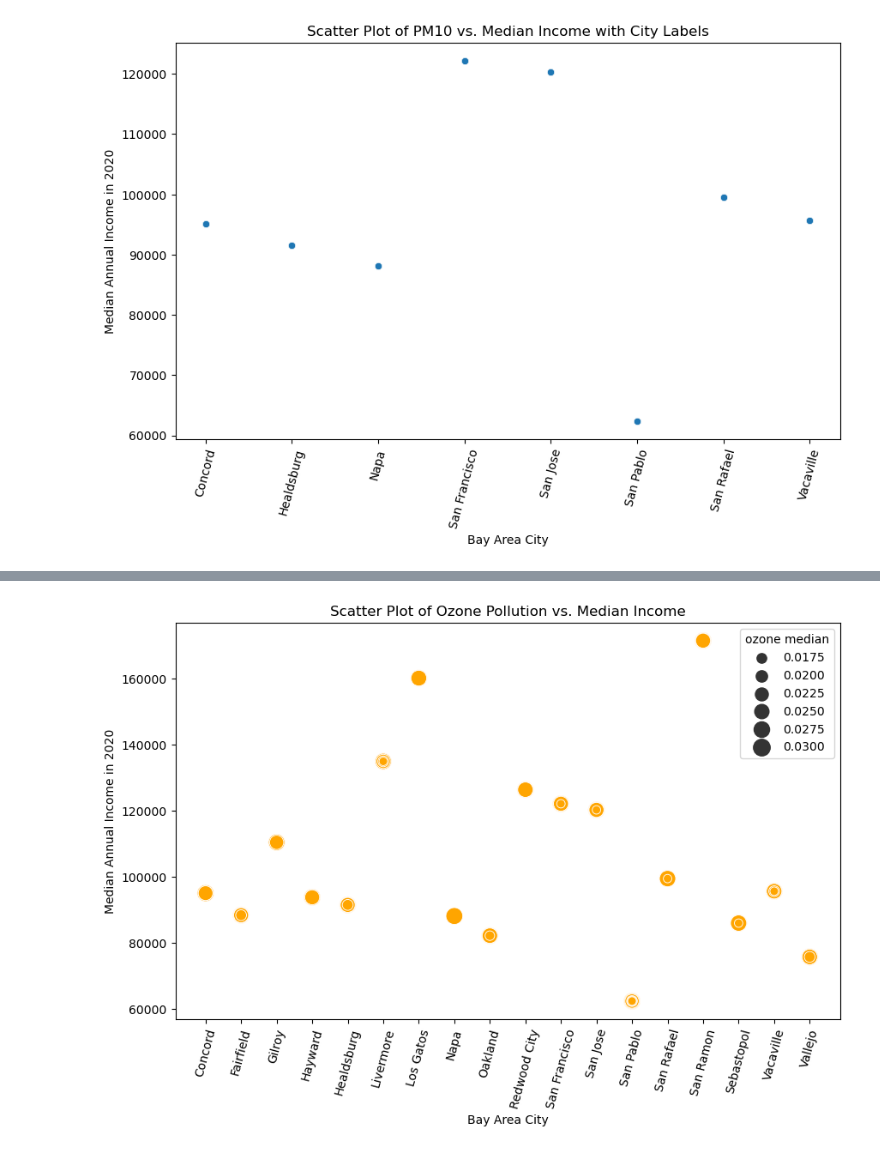
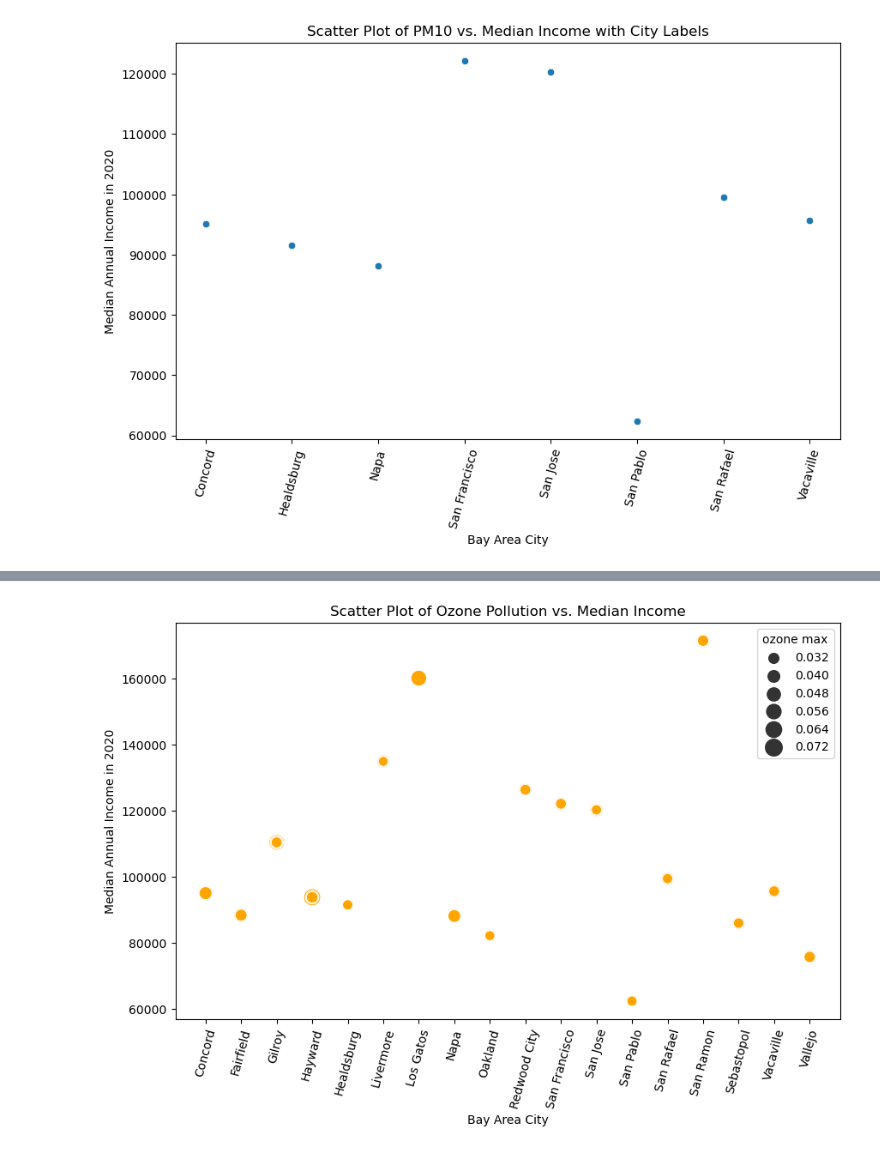
Before and after one commit to virgowolf/bayarea-airquality, a Jupyter notebook: ETL_code.ipynb, the cells around one changed output, grey strips where cells are left out. Cells and saved outputs as stored; diff of their text form; code cells hidden in the pictures.

```diff
--- a/ETL_code.ipynb
+++ b/ETL_code.ipynb
@@ -223,7 +261,7 @@ nitrogen_sort_df
 240 rows × 3 columns
 # %%
-# Create an empty DataFrame to store the results for median ozone by month
-median_ozone_by_month_by_city = []
+# Create an empty DataFrame to store the results for max ozone by month
+max_ozone_by_month_by_city = []
 
 # Get the list of unique cities
 cities = ozone_df['city'].unique()
@@ -235,23 +273,28 @@ for city in cities:
         start_date = f'2020-{month:02d}-01'
         end_date = pd.to_datetime(start_date).replace(day=1) + pd.DateOffset(months=1) - pd.DateOffset(days=1)
 
+        # Filter data for the specified city and month
+        ozone_month_city = ozone_df[(ozone_df['city'] == city) &
+                                      (ozone_df['ozone_date'] >= start_date) &
+                                      (ozone_df['ozone_date'] <= end_date)]
+
         # Filter data for the specified month
         ozone_month = ozone_df[(ozone_df['ozone_date'] >= start_date) & (ozone_df['ozone_date'] <= end_date)]
 
-        # Calculate the median AQI
-        median_ozone = ozone_month['ozone_mean'].median()
+        # Calculate the max AQI
+        max_ozone = ozone_month_city['ozone_mean'].max()
 
         # Append the result to the list
-        median_ozone_by_month_by_city.append({'city': city,'month': start_date, 'ozone median': median_ozone})
+        max_ozone_by_month_by_city.append({'city': city,'month': start_date, 'ozone max': max_ozone})
 
 #Convert the list to a DataFrame
-median_ozone_by_month_by_city = pd.DataFrame(median_ozone_by_month_by_city)
+max_ozone_by_month_by_city = pd.DataFrame(max_ozone_by_month_by_city)
 
-# Display the median AQI for ozone for each month in 2020
-median_ozone_by_month_by_city
+# Display the max AQI for ozone for each month in 2020
+max_ozone_by_month_by_city
 
 # Sort alphabetically by city
-ozone_sort_df = median_ozone_by_month_by_city.sort_values(by= 'city')
+ozone_sort_df = max_ozone_by_month_by_city.sort_values(by= 'city')
 
 # Export csv with monthly ozone levels by city
 ozone_sort_df.to_csv('output_data/ozone_monthly.csv')
@@ -373,5 +426,6 @@ pm25_sort_df
 # %%
 #Import income data and convert to a pandas dataFrame
 income_df = pd.read_csv('input_data/ACS_income_data_bayarea2020.csv')
+income_df = income_df.rename(columns ={'2020median_income': 'median_income_2020'})
 income_df
 # %% [output]
@@ -421,0 +476,13 @@ plt.show()
+# %%
+# Create a boxplot to look for outliers
+# Create bins for median income
+bins = [40000, 60000, 80000, 100000, 120000, 140000, float('inf')]
+labels = ['40k-60k', '60k-80k', '80k-100k', '100k-120k', '120k-140k', '>140k']
+ozone_income_merged_df['income_category'] = pd.cut(ozone_income_merged_df['median_income_2020'], bins=bins, labels=labels)
+
+# Create the boxplot
+sns.boxplot(data=ozone_income_merged_df, x='income_category', y='ozone max')
+plt.title('Boxplot of Max AQI vs. Median Income Categories')
+plt.xlabel('Median Annual Income Categories')
+plt.ylabel('Max AQI')
+plt.show()
@@ -466,26 +558,26 @@ plt.show()
 # %%
 # Create scatter plot for ozone
 plt.figure(figsize=(10, 6))
 scatter = sns.scatterplot(
     data= ozone_income_merged_df,
     x='city',
-    y='2020median_income',
-    size='ozone median',
+    y='median_income_2020',
+    size='ozone max',
     sizes=(50, 200),
     legend=True,
     color='orange'
 )
 
 # Set plot labels and title
 plt.xlabel('Bay Area City')
 plt.xticks(rotation= 75)
 plt.ylabel('Median Annual Income in 2020')
 plt.title('Scatter Plot of Ozone Pollution vs. Median Income')
 
 # Show plot
 plt.show()
 # %% [output]
-[figure, old version]
+[figure, new version]
 # %%
 # Create scatter plot for nitrogen
 plt.figure(figsize=(10, 6))
```
Also changed, not shown: parts of 20 cells of this notebook, 10 other files.
